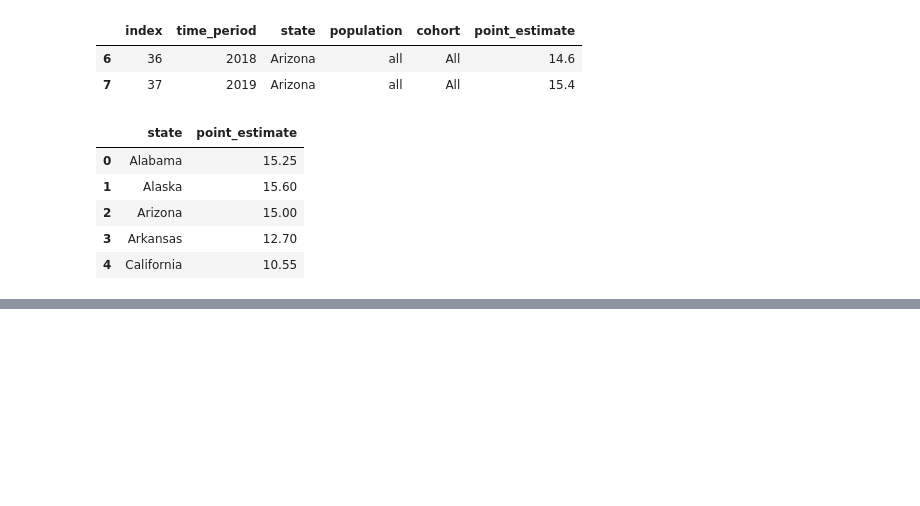
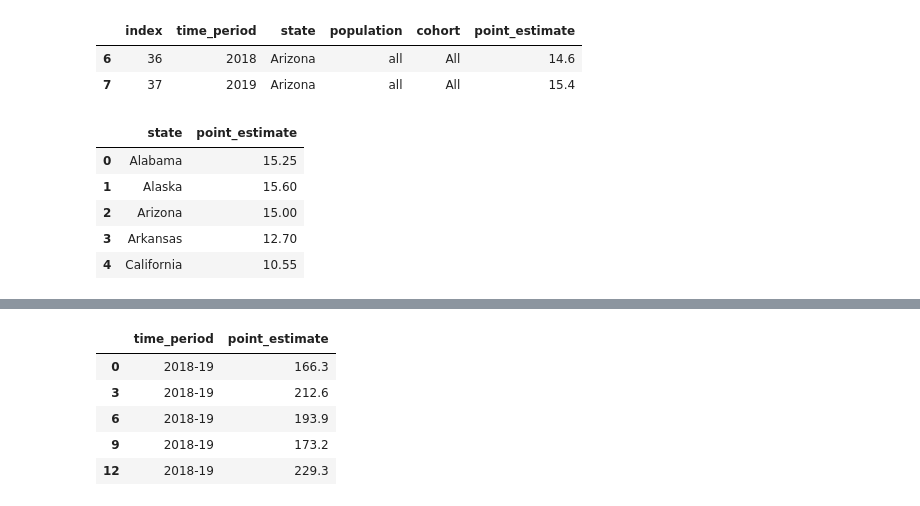
Before and after one commit to redpandata19/Project_1_Team_5, a Jupyter notebook: Premature_deaths.ipynb, the cells around one changed output, grey strips where cells are left out. Saved outputs shown, nothing was run; the diff lists cells and outputs as text; code cells hidden in the pictures; blank space fills up the shorter version.

```diff
--- a/Premature_deaths.ipynb
+++ b/Premature_deaths.ipynb
@@ -186,0 +179,3 @@ treat_deaths_df.head()
+# %%
+prev_deaths_narrow = prev_deaths.loc[prev_deaths["time_period"]=="2018-19"]
+prev_deaths_narrow.head()
@@ -186,0 +189,10 @@ treat_deaths_df.head()
+# %%
+prev_deaths_df = prev_deaths_narrow[["time_period", "point_estimate"]]
+prev_deaths_df.head()
+# %% [output]
+|  | time_period | point_estimate |
+| 0 | 2018-19 | 166.3 |
+| 3 | 2018-19 | 212.6 |
+| 6 | 2018-19 | 193.9 |
+| 9 | 2018-19 | 173.2 |
+| 12 | 2018-19 | 229.3 |
```
Also changed, not shown: parts of 11 cells of this notebook.
